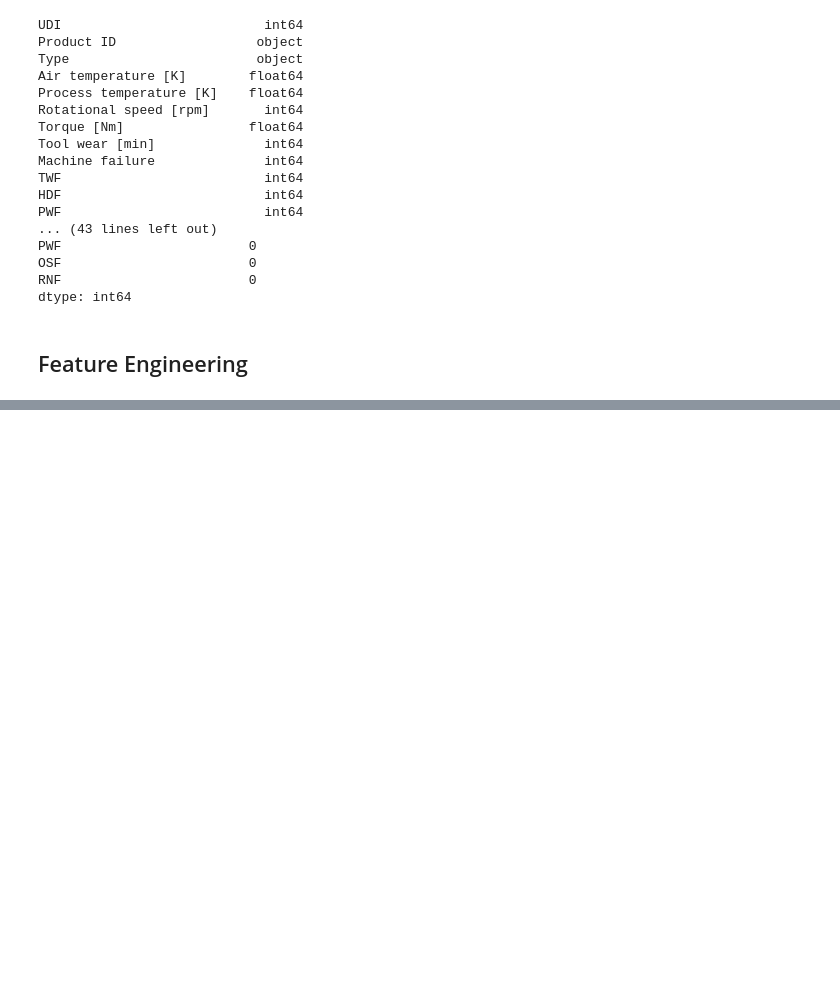
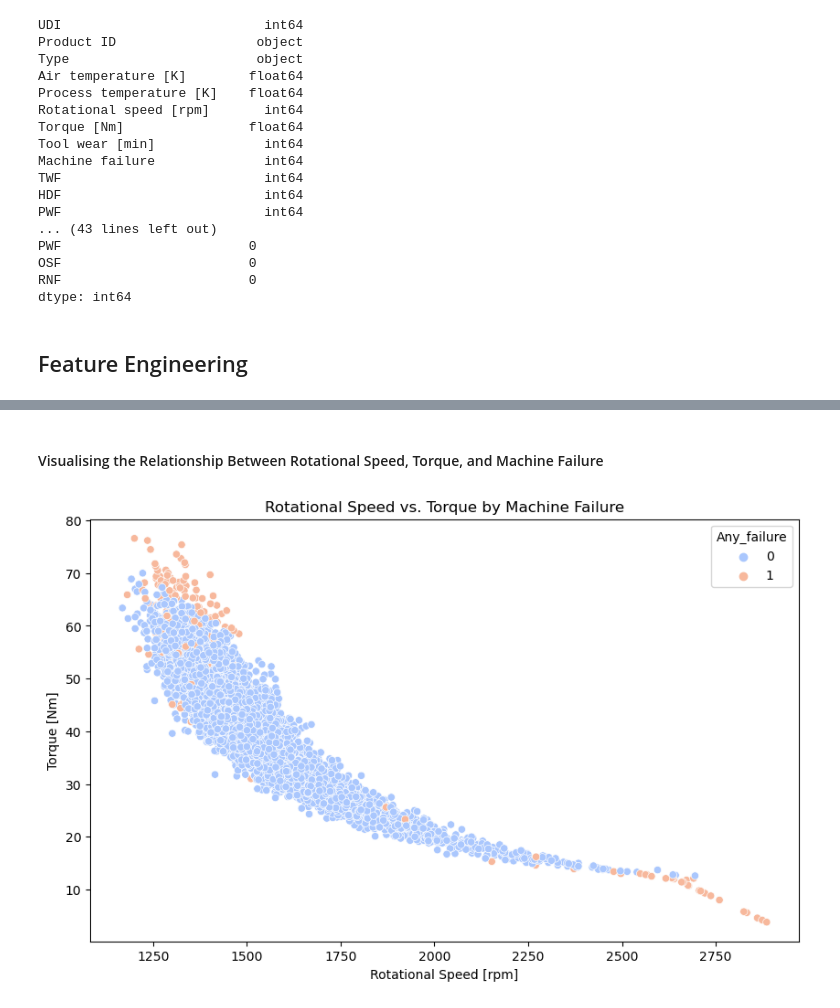
Before and after one commit to wickkan/RUL-Estimation-for-Fixed-Plant-Assets, a Jupyter notebook: RUL_analysis.ipynb, the cells around one changed output, grey strips where cells are left out. Cells and saved outputs as stored; diff of their text form; code cells hidden in the pictures; blank space fills up the shorter version.

```diff
--- a/RUL_analysis.ipynb
+++ b/RUL_analysis.ipynb
@@ -63,0 +92,13 @@ data['Speed_Torque_Interaction'] = data['Rotational speed [rpm]'] * \
+# %% [markdown]
+#### Visualising the Relationship Between Rotational Speed, Torque, and Machine Failure
+# %%
+# Scatter plot of Rotational Speed vs. Torque, coloured by Machine Failure
+plt.figure(figsize=(10, 6))
+sns.scatterplot(x='Rotational speed [rpm]', y='Torque [Nm]',
+                hue='Any_failure', data=data, palette='coolwarm')
+plt.title('Rotational Speed vs. Torque by Machine Failure')
+plt.xlabel('Rotational Speed [rpm]')
+plt.ylabel('Torque [Nm]')
+plt.show()
+# %% [output]
+[figure, added]
```
Also changed, not shown: parts of 5 cells of this notebook.
